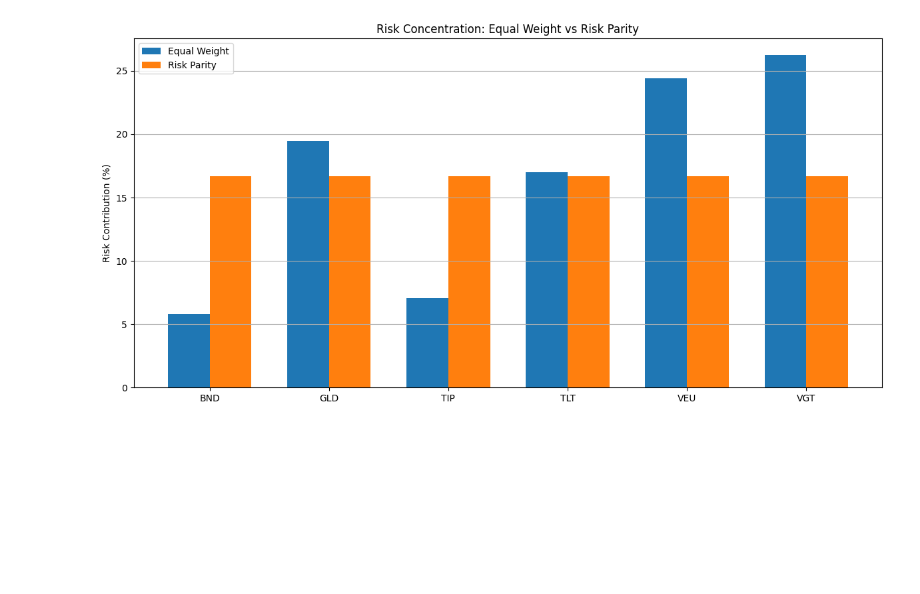
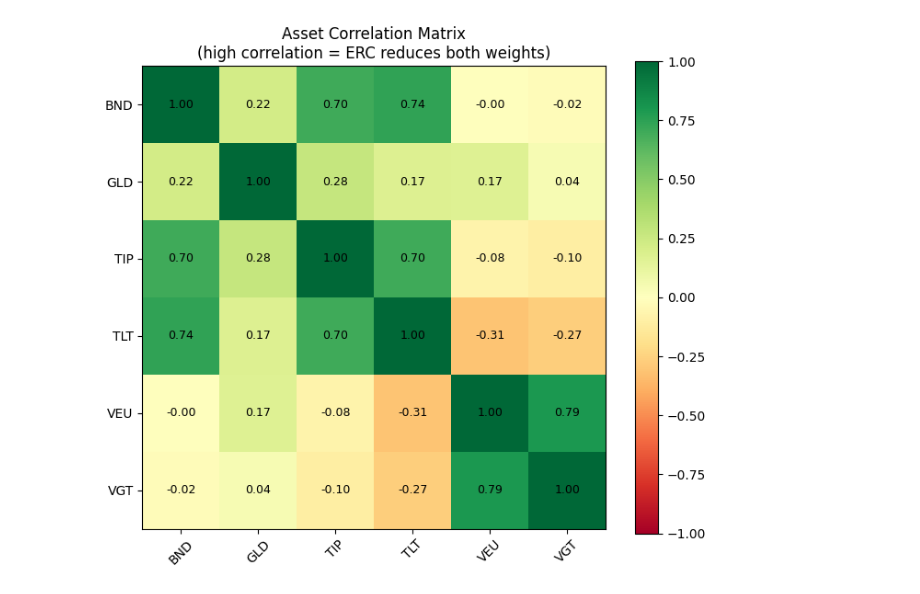
Before and after one commit to Anuj-Khadka/roboadvisor_research, a Jupyter notebook: src/models/risk_parity_model.ipynb, the cells around one changed output. Drawn from its saved outputs; the diff is of its cells as text; code cells hidden in the pictures; blank space fills up the shorter version.

```diff
--- a/src/models/risk_parity_model.ipynb
+++ b/src/models/risk_parity_model.ipynb
@@ -2,11 +4,20 @@
 import pandas as pd
 import matplotlib.pyplot as plt
 from pathlib import Path
+import scipy.optimize as sco
 import numpy as np
+import json
+
+# Load market configuration
+with open("../../markets.json", "r") as f:
+    config = json.load(f)
 
 name = "primary_total_market"
 BASE = Path("../../data")
 print(BASE)
 price_file = BASE / f"{name}_prices_monthly.csv"
 returns_file = BASE / f"{name}_returns_monthly.csv"
+
+INITIAL_INVESTMENT = 1000
+MONTHLY_INVESTMENT = 100
 # %% [output]
@@ -83,23 +231,22 @@ dtype: float64
 # %%
-eq_weights = pd.Series(1/len(rets.columns), index=rets.columns)
-eq_risk = eq_weights * vol
-eq_risk_pct = eq_risk / eq_risk.sum() * 100
+corr = rets.corr()
 
-fig, ax = plt.subplots(figsize=(12,6))
-width = 0.35
-x = np.arange(len(vol.index))
+fig, ax = plt.subplots(figsize=(7, 6))
+im = ax.imshow(corr, cmap="RdYlGn", vmin=-1, vmax=1)
+plt.colorbar(im, ax=ax)
 
-ax.bar(x - width/2, eq_risk_pct, width, label="Equal Weight")
-ax.bar(x + width/2, risk_contrib_pct, width, label="Risk Parity")
+ticks = range(len(corr.columns))
+ax.set_xticks(ticks); ax.set_xticklabels(corr.columns, rotation=45)
+ax.set_yticks(ticks); ax.set_yticklabels(corr.columns)
 
-ax.set_xticks(x)
-ax.set_xticklabels(vol.index)
-ax.set_ylabel("Risk Contribution (%)")
-ax.set_title("Risk Concentration: Equal Weight vs Risk Parity")
-ax.legend()
-ax.grid(axis="y")
+for i in range(len(corr)):
+    for j in range(len(corr)):
+        ax.text(j, i, f"{corr.iloc[i, j]:.2f}",
+                ha='center', va='center', fontsize=9,
+                color='black')
 
+ax.set_title("Asset Correlation Matrix\n(high correlation = ERC reduces both weights)")
 plt.tight_layout()
 plt.show()
 # %% [output]
-[figure, old version]
+[figure, new version]
```
Also changed, not shown: parts of 12 cells of this notebook.
